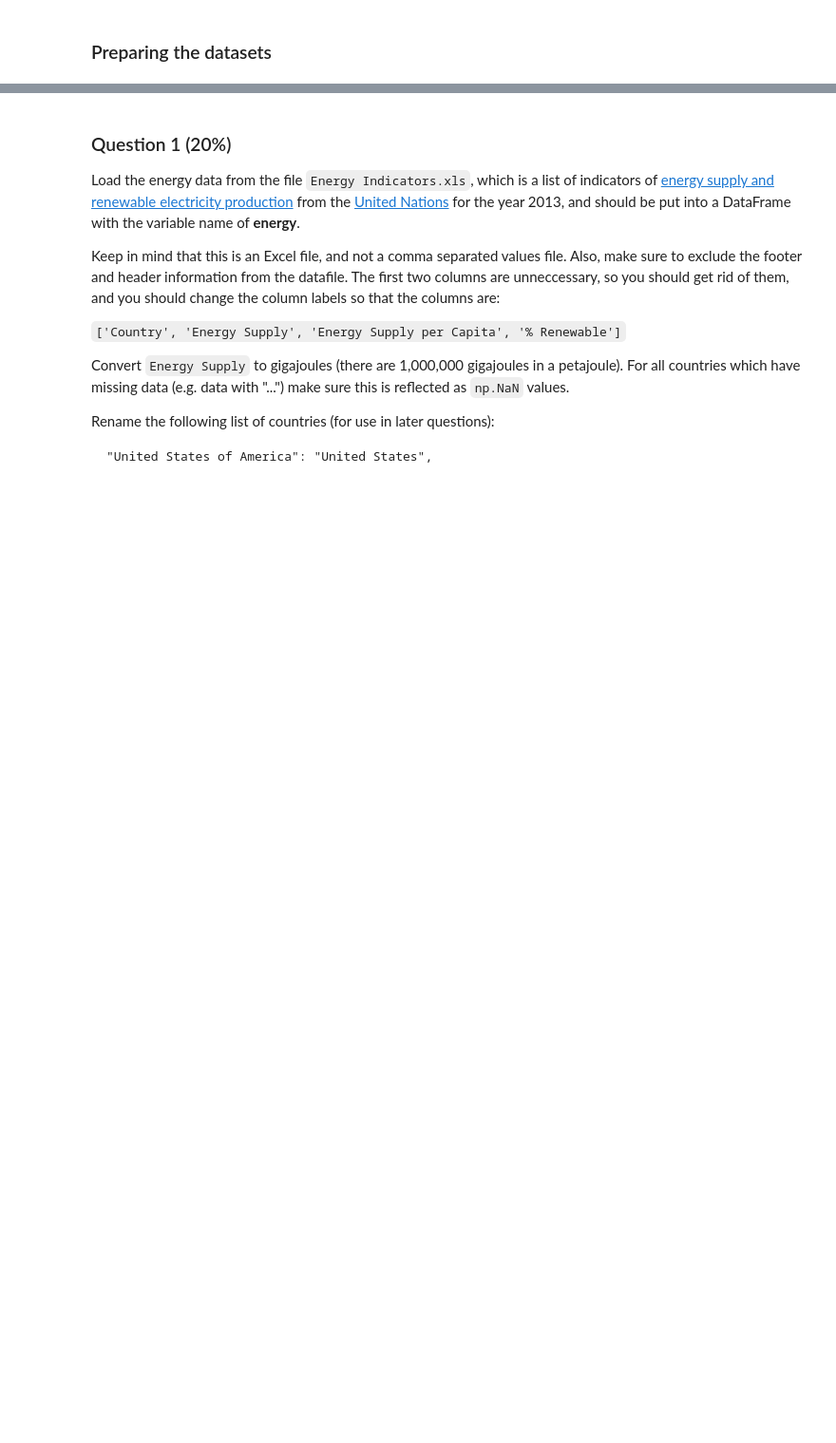
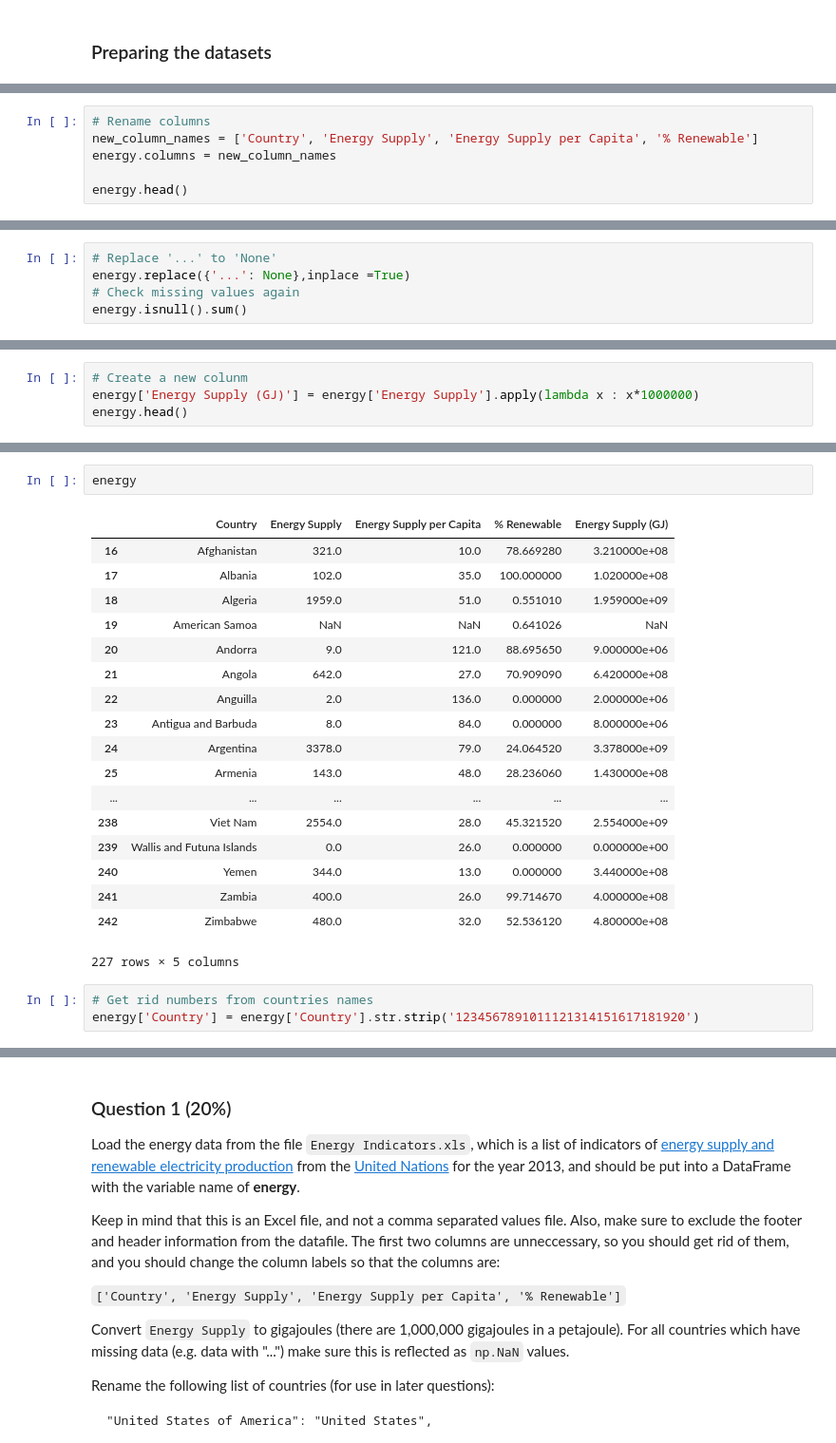
Before and after one commit to gabipz/ds-little-projects, a Jupyter notebook: Introduction to Data Science in Python - Coursera/Assignment+3.ipynb, the cells around one changed output, grey strips where cells are left out. Shown: that part at 95% size. Saved outputs shown, nothing was run; the diff lists cells and outputs as text; blank space fills up the shorter version.

```diff
--- a/Introduction to Data Science in Python - Coursera/Assignment+3.ipynb
+++ b/Introduction to Data Science in Python - Coursera/Assignment+3.ipynb
@@ -93,0 +80,6 @@ ValueError: labels ['Unnamed: 0'] not contained in axis
+# %%
+# Rename columns
+new_column_names = ['Country', 'Energy Supply', 'Energy Supply per Capita', '% Renewable']
+energy.columns = new_column_names
+
+energy.head()
@@ -93,0 +111,5 @@ ValueError: labels ['Unnamed: 0'] not contained in axis
+# %%
+# Replace '...' to 'None'
+energy.replace({'...': None},inplace =True)
+# Check missing values again
+energy.isnull().sum()
@@ -93,0 +131,4 @@ ValueError: labels ['Unnamed: 0'] not contained in axis
+# %%
+# Create a new colunm
+energy['Energy Supply (GJ)'] = energy['Energy Supply'].apply(lambda x : x*1000000)
+energy.head()
@@ -93,0 +142,24 @@ ValueError: labels ['Unnamed: 0'] not contained in axis
+# %%
+energy
+# %% [output]
+|  | Country | Energy Supply | Energy Supply per Capita | % Renewable | Energy Supply (GJ) |
+| 16 | Afghanistan | 321.0 | 10.0 | 78.669280 | 3.210000e+08 |
+| 17 | Albania | 102.0 | 35.0 | 100.000000 | 1.020000e+08 |
+| 18 | Algeria | 1959.0 | 51.0 | 0.551010 | 1.959000e+09 |
+| 19 | American Samoa | NaN | NaN | 0.641026 | NaN |
+| 20 | Andorra | 9.0 | 121.0 | 88.695650 | 9.000000e+06 |
+| 21 | Angola | 642.0 | 27.0 | 70.909090 | 6.420000e+08 |
+| 22 | Anguilla | 2.0 | 136.0 | 0.000000 | 2.000000e+06 |
+| 23 | Antigua and Barbuda | 8.0 | 84.0 | 0.000000 | 8.000000e+06 |
+| 24 | Argentina | 3378.0 | 79.0 | 24.064520 | 3.378000e+09 |
+| 25 | Armenia | 143.0 | 48.0 | 28.236060 | 1.430000e+08 |
+| ... | ... | ... | ... | ... | ... |
+| 238 | Viet Nam | 2554.0 | 28.0 | 45.321520 | 2.554000e+09 |
+| 239 | Wallis and Futuna Islands | 0.0 | 26.0 | 0.000000 | 0.000000e+00 |
+| 240 | Yemen | 344.0 | 13.0 | 0.000000 | 3.440000e+08 |
+| 241 | Zambia | 400.0 | 26.0 | 99.714670 | 4.000000e+08 |
+| 242 | Zimbabwe | 480.0 | 32.0 | 52.536120 | 4.800000e+08 |
+227 rows × 5 columns
+# %%
+# Get rid numbers from countries names
+energy['Country'] = energy['Country'].str.strip('1234567891011121314151617181920')
```
Also changed, not shown: parts of 19 cells of this notebook.
